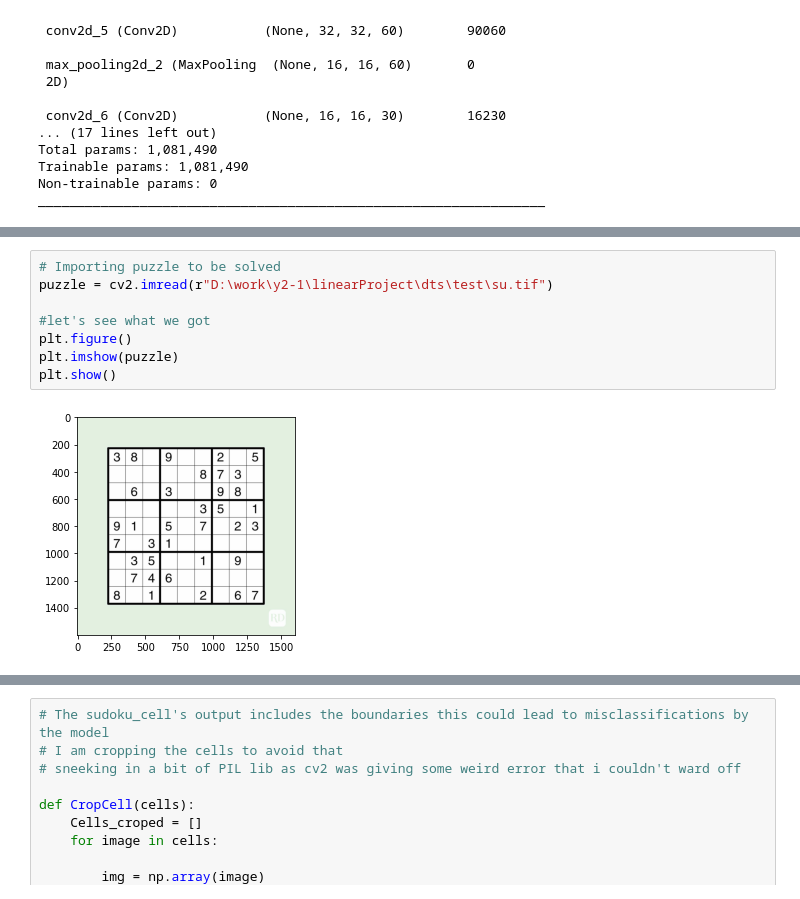
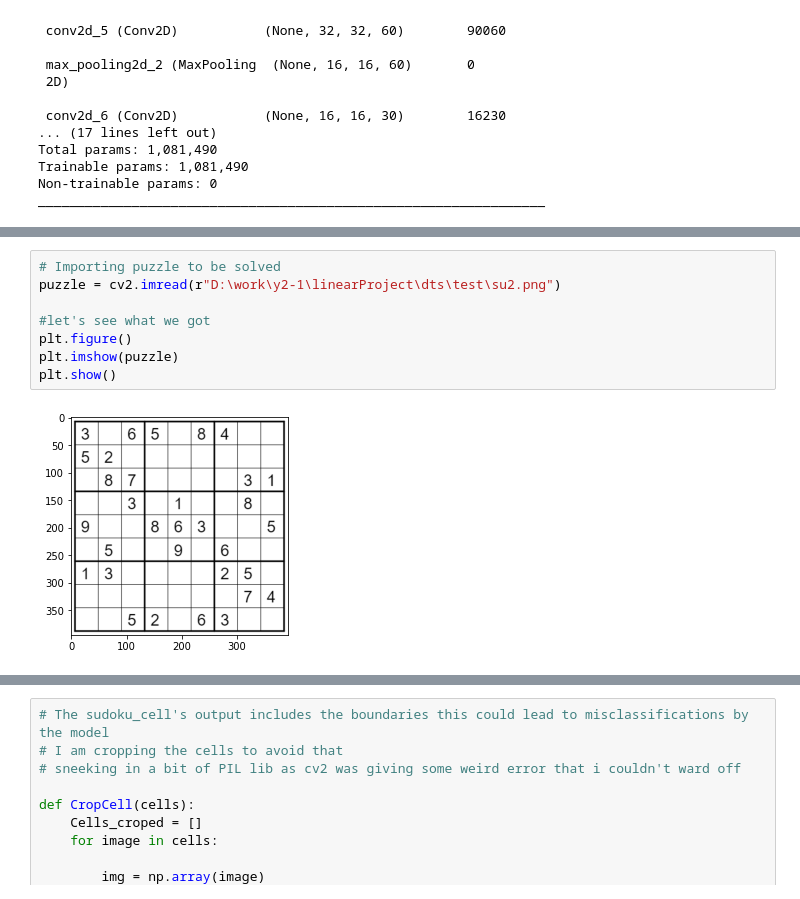
Before and after one commit to Twi1ight-github/Sudoku_Hack, a Jupyter notebook: project.ipynb, the cells around one changed output, grey strips where cells are left out. Drawn from its saved outputs; the diff is of its cells as text.

```diff
--- a/project.ipynb
+++ b/project.ipynb
@@ -327,13 +271,13 @@ plt.show()
 # %%
 # Importing puzzle to be solved
-puzzle = cv2.imread(r"D:\work\y2-1\linearProject\dts\test\su.tif")
+puzzle = cv2.imread(r"D:\work\y2-1\linearProject\dts\test\su2.png")
 
 #let's see what we got
 plt.figure()
 plt.imshow(puzzle)
 plt.show()
 # %% [output]
-[figure, old version]
+[figure, new version]
 # %%
 # Resizing puzzle to be solved
 puzzle = cv2.resize(puzzle, (450,450))
```
Also changed, not shown: parts of 10 cells of this notebook.
